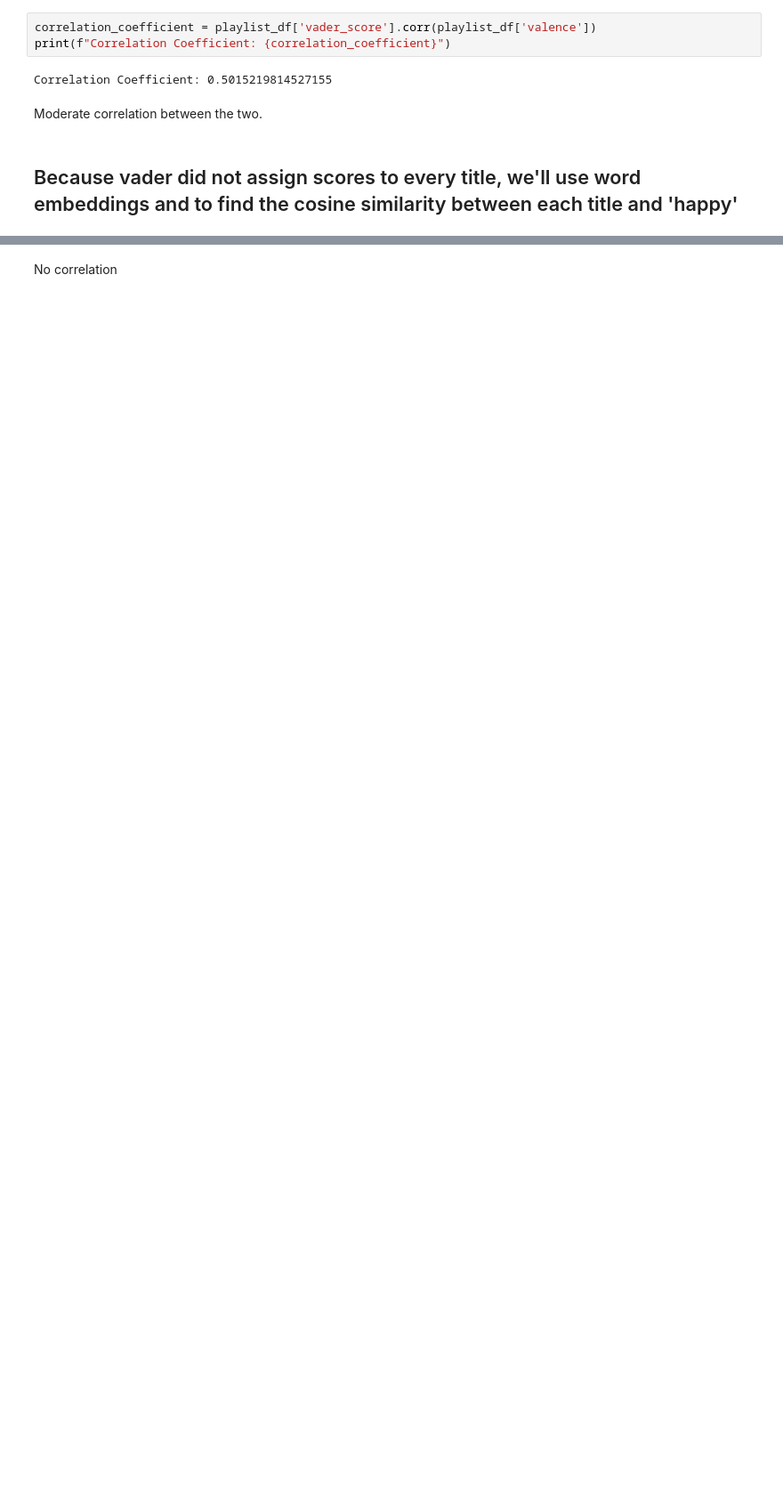
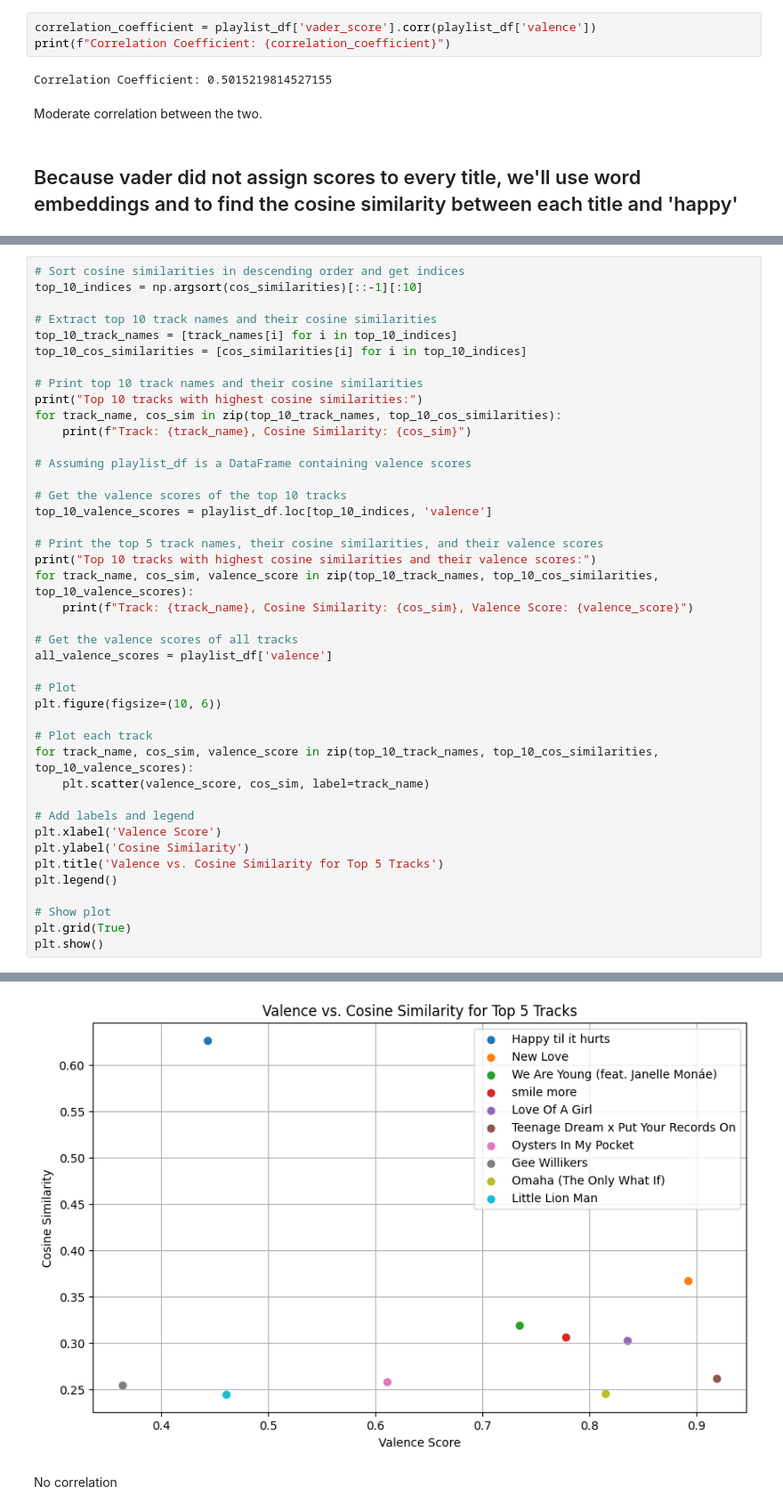
Before and after one commit to daisy-abbott/SpotifyMoodBoard, a Jupyter notebook: playlist.ipynb, the cells around one changed output, grey strips where cells are left out. Shown at 89% size. Cells and saved outputs as stored; diff of their text form; blank space fills up the shorter version.

```diff
--- a/playlist.ipynb
+++ b/playlist.ipynb
@@ -534,0 +589,43 @@ Correlation Coefficient: 0.04624440312478297
+# %%
+# Sort cosine similarities in descending order and get indices
+top_10_indices = np.argsort(cos_similarities)[::-1][:10]
+
+# Extract top 10 track names and their cosine similarities
+top_10_track_names = [track_names[i] for i in top_10_indices]
+top_10_cos_similarities = [cos_similarities[i] for i in top_10_indices]
+
+# Print top 10 track names and their cosine similarities
+print("Top 10 tracks with highest cosine similarities:")
+for track_name, cos_sim in zip(top_10_track_names, top_10_cos_similarities):
+    print(f"Track: {track_name}, Cosine Similarity: {cos_sim}")
+
+# Assuming playlist_df is a DataFrame containing valence scores
+
+# Get the valence scores of the top 10 tracks
+top_10_valence_scores = playlist_df.loc[top_10_indices, 'valence']
+
+# Print the top 5 track names, their cosine similarities, and their valence scores
+print("Top 10 tracks with highest cosine similarities and their valence scores:")
+for track_name, cos_sim, valence_score in zip(top_10_track_names, top_10_cos_similarities, top_10_valence_scores):
+    print(f"Track: {track_name}, Cosine Similarity: {cos_sim}, Valence Score: {valence_score}")
+
+# Get the valence scores of all tracks
+all_valence_scores = playlist_df['valence']
+
+# Plot
+plt.figure(figsize=(10, 6))
+
+# Plot each track
+for track_name, cos_sim, valence_score in zip(top_10_track_names, top_10_cos_similarities, top_10_valence_scores):
+    plt.scatter(valence_score, cos_sim, label=track_name)
+
+# Add labels and legend
+plt.xlabel('Valence Score')
+plt.ylabel('Cosine Similarity')
+plt.title('Valence vs. Cosine Similarity for Top 5 Tracks')
+plt.legend()
+
+# Show plot
+plt.grid(True)
+plt.show()
+# %% [output]
@@ -535,2 +649,3 @@ Correlation Coefficient: 0.04624440312478297
+[figure, added]
 # %% [markdown]
 No correlation
```
Also changed, not shown: parts of 32 cells of this notebook, 1 other file.
